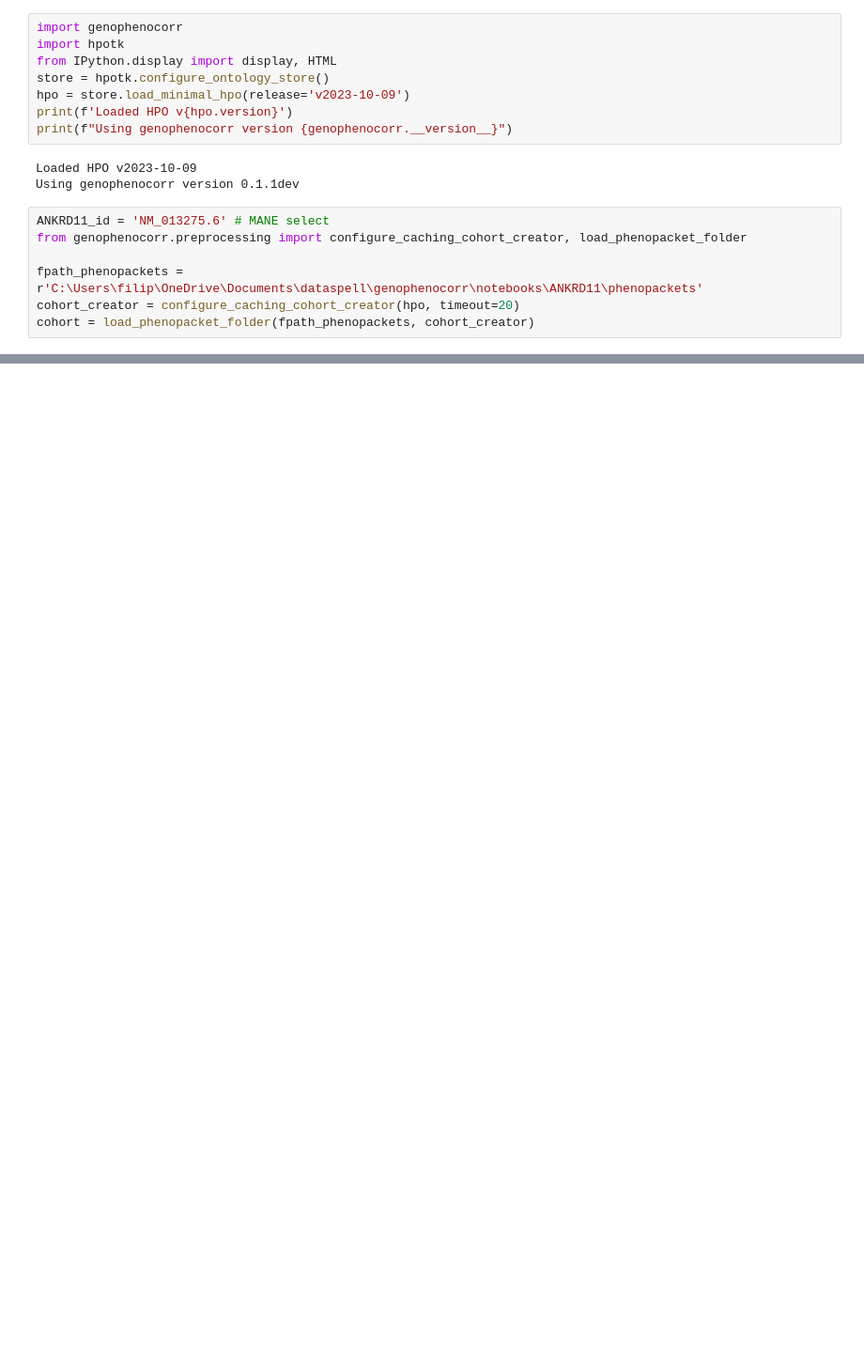
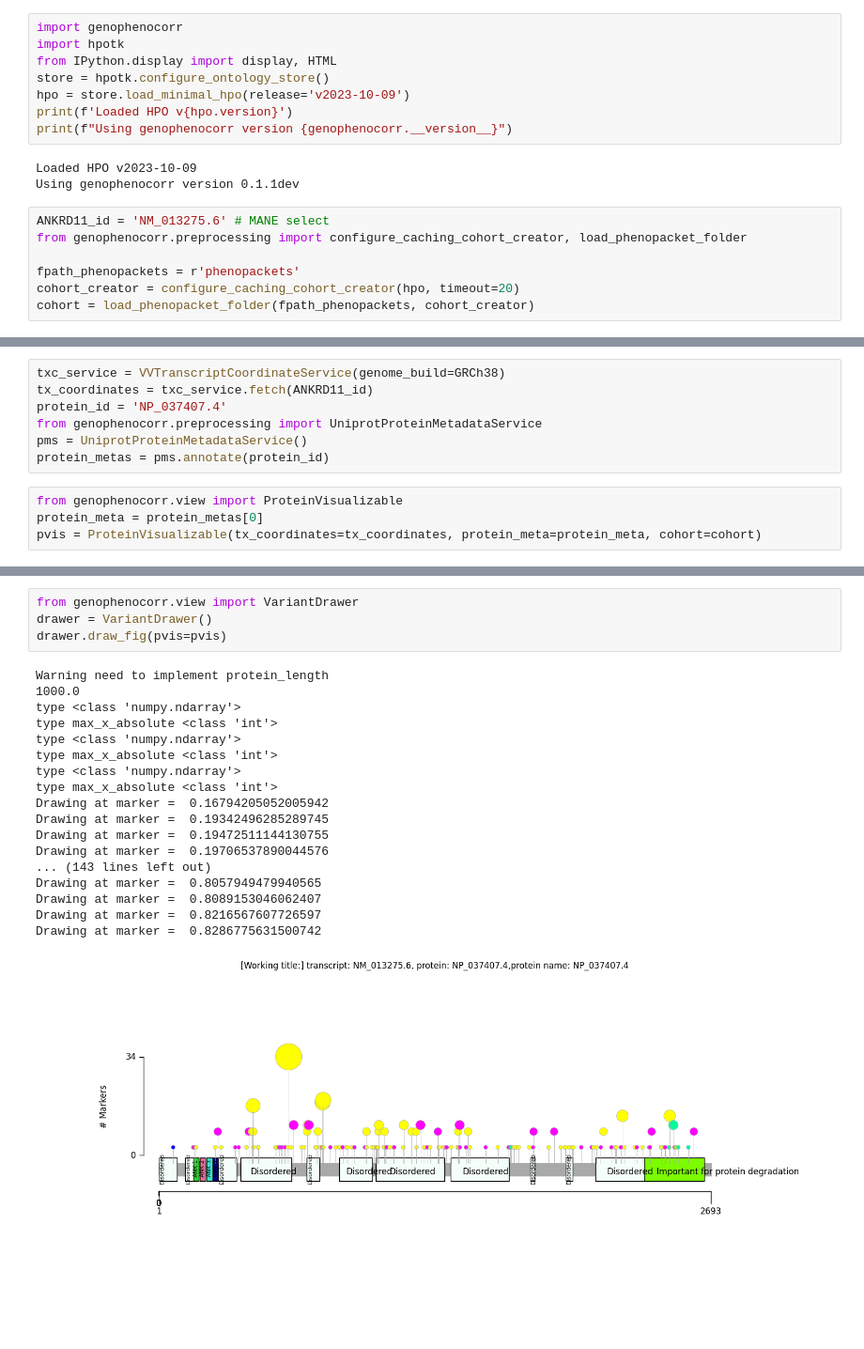
Before and after one commit to monarch-initiative/gpsea, a Jupyter notebook: notebooks/ANKRD11/cohort.ipynb, the cells around one changed output, grey strips where cells are left out. Shown at 94% size. Cells and saved outputs as stored; diff of their text form; blank space fills up the shorter version.

Commit message:
protein drawing

```diff
--- a/notebooks/ANKRD11/cohort.ipynb
+++ b/notebooks/ANKRD11/cohort.ipynb
@@ -13,7 +13,7 @@ Using genophenocorr version 0.1.1dev
 ANKRD11_id = 'NM_013275.6' # MANE select
 from genophenocorr.preprocessing import configure_caching_cohort_creator, load_phenopacket_folder
 
-fpath_phenopackets = r'C:\Users\filip\OneDrive\Documents\dataspell\genophenocorr\notebooks\ANKRD11\phenopackets'
+fpath_phenopackets = r'phenopackets'
 cohort_creator = configure_caching_cohort_creator(hpo, timeout=20)
 cohort = load_phenopacket_folder(fpath_phenopackets, cohort_creator)
 # %% [output]
@@ -125,0 +45,11 @@ df
+# %%
+txc_service = VVTranscriptCoordinateService(genome_build=GRCh38)
+tx_coordinates = txc_service.fetch(ANKRD11_id)
+protein_id = 'NP_037407.4'
+from genophenocorr.preprocessing import UniprotProteinMetadataService
+pms = UniprotProteinMetadataService()
+protein_metas = pms.annotate(protein_id)
+# %%
+from genophenocorr.view import ProteinVisualizable
+protein_meta = protein_metas[0]
+pvis = ProteinVisualizable(tx_coordinates=tx_coordinates, protein_meta=protein_meta, cohort=cohort)
@@ -125,0 +74,23 @@ df
+# %%
+from genophenocorr.view import VariantDrawer
+drawer = VariantDrawer()
+drawer.draw_fig(pvis=pvis)
+# %% [output]
+Warning need to implement protein_length
+1000.0
+type <class 'numpy.ndarray'>
+type max_x_absolute <class 'int'>
+type <class 'numpy.ndarray'>
+type max_x_absolute <class 'int'>
+type <class 'numpy.ndarray'>
+type max_x_absolute <class 'int'>
+Drawing at marker =  0.16794205052005942
+Drawing at marker =  0.19342496285289745
+Drawing at marker =  0.19472511144130755
+Drawing at marker =  0.19706537890044576
+... (143 lines left out)
+Drawing at marker =  0.8057949479940565
+Drawing at marker =  0.8089153046062407
+Drawing at marker =  0.8216567607726597
+Drawing at marker =  0.8286775631500742
+[figure, added]
```
Also changed, not shown: parts of 12 cells of this notebook, 3 other files.
